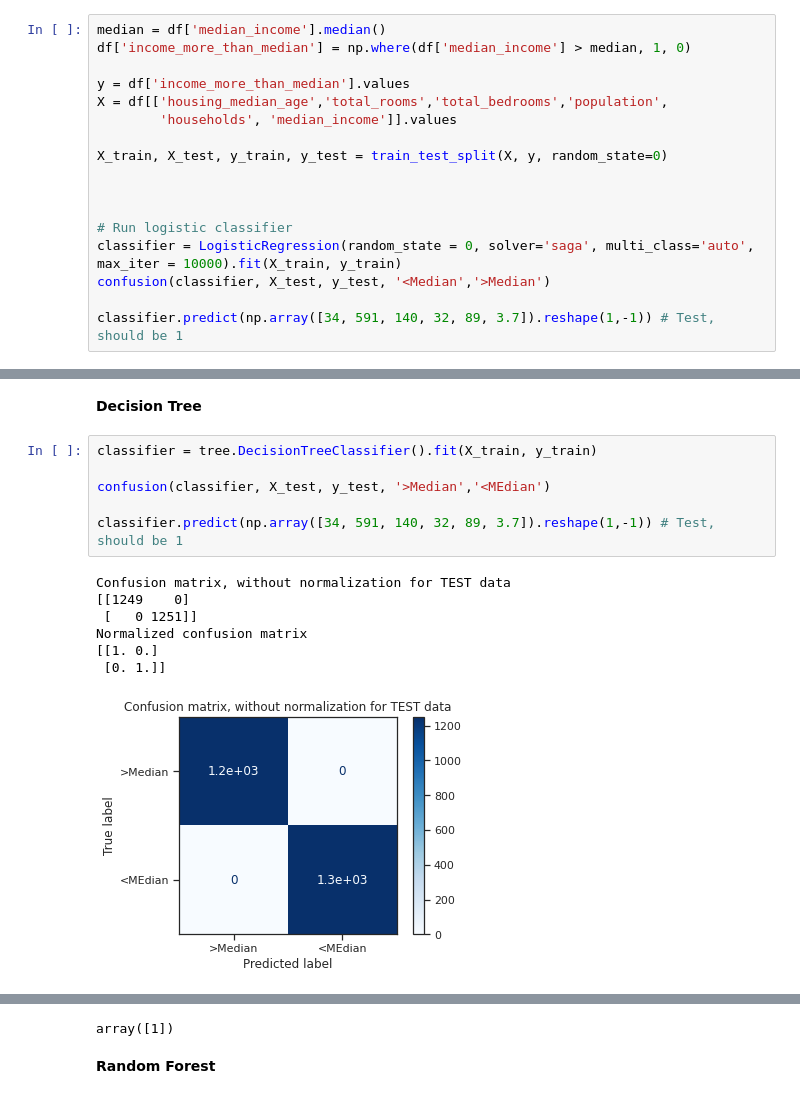
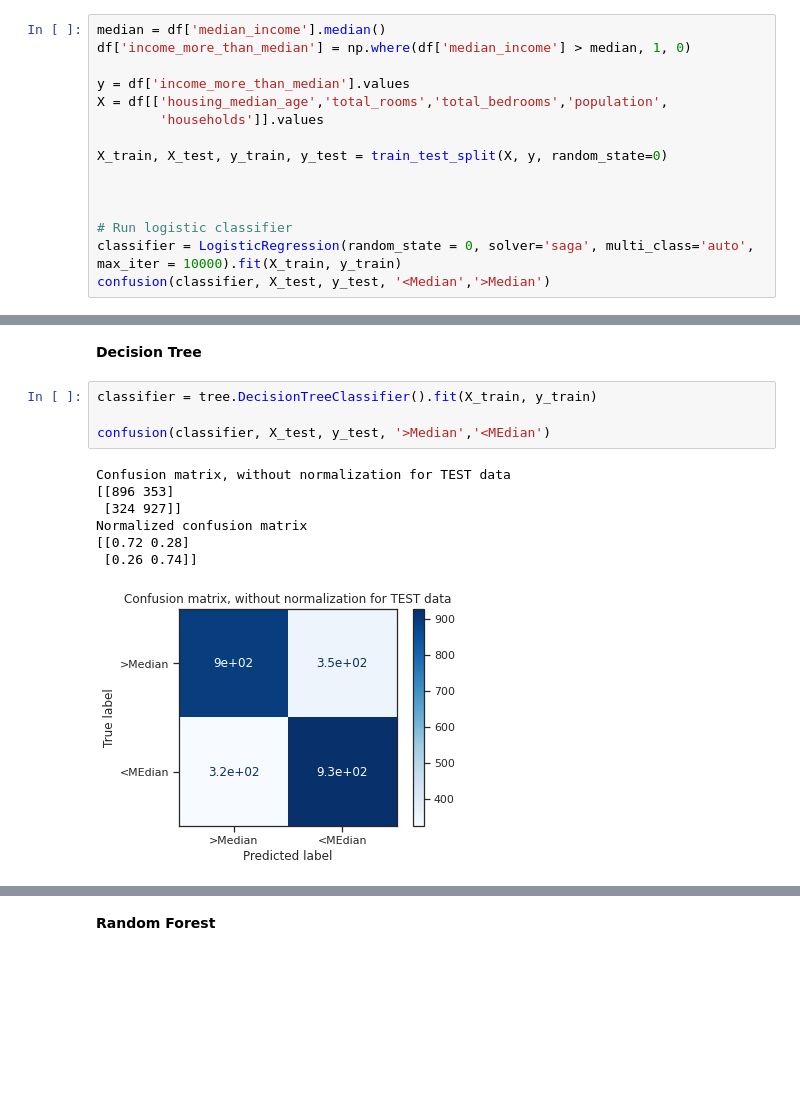
Before and after one commit to gekaluck/bdml, a Jupyter notebook: Lecture3_HW.ipynb, the cells around one changed output, grey strips where cells are left out. Drawn from its saved outputs; the diff is of its cells as text; blank space fills up the shorter version.

```diff
--- a/Lecture3_HW.ipynb
+++ b/Lecture3_HW.ipynb
@@ -798,7 +783,7 @@ df['income_more_than_median'] = np.where(df['median_income'] > median, 1, 0)
 
 y = df['income_more_than_median'].values
 X = df[['housing_median_age','total_rooms','total_bedrooms','population',
-        'households', 'median_income']].values
+        'households']].values
 
 X_train, X_test, y_train, y_test = train_test_split(X, y, random_state=0)
 
@@ -807,7 +792,5 @@ X_train, X_test, y_train, y_test = train_test_split(X, y, random_state=0)
 # Run logistic classifier
 classifier = LogisticRegression(random_state = 0, solver='saga', multi_class='auto', max_iter = 10000).fit(X_train, y_train)
 confusion(classifier, X_test, y_test, '<Median','>Median')
-
-classifier.predict(np.array([34, 591, 140, 32, 89, 3.7]).reshape(1,-1)) # Test, should be 1
 # %% [output]
 Confusion matrix, without normalization for TEST data
@@ -824,14 +806,12 @@ array([0])
 # %%
 classifier = tree.DecisionTreeClassifier().fit(X_train, y_train)
 
 confusion(classifier, X_test, y_test, '>Median','<MEdian')
-
-classifier.predict(np.array([34, 591, 140, 32, 89, 3.7]).reshape(1,-1)) # Test, should be 1
 # %% [output]
 Confusion matrix, without normalization for TEST data
-[[1249    0]
- [   0 1251]]
+[[896 353]
+ [324 927]]
 Normalized confusion matrix
-[[1. 0.]
- [0. 1.]]
+[[0.72 0.28]
+ [0.26 0.74]]
-[figure, old version]
+[figure, new version]
@@ -839,4 +819,3 @@ Normalized confusion matrix
-array([1])
 # %% [markdown]
 **Random Forest**
 # %%
```
Also changed, not shown: parts of 10 cells of this notebook.
